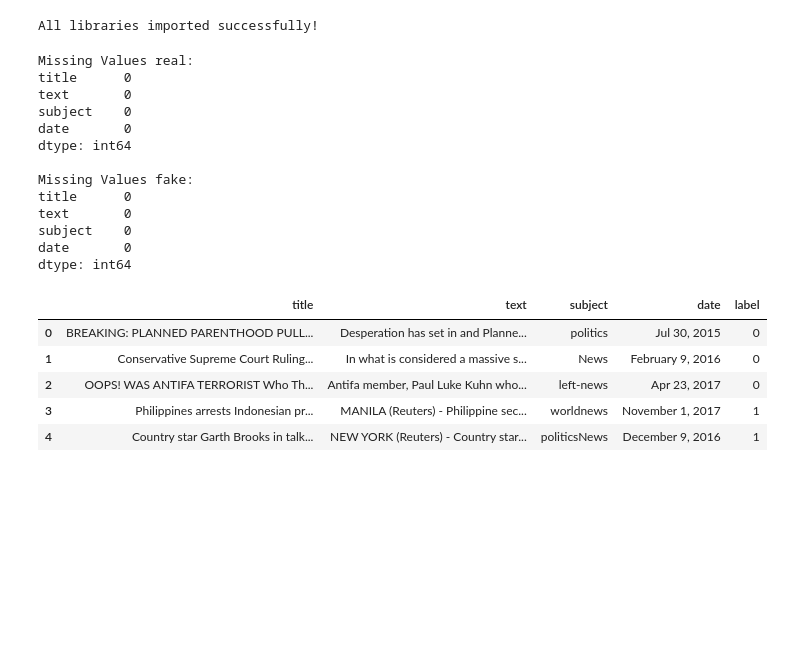
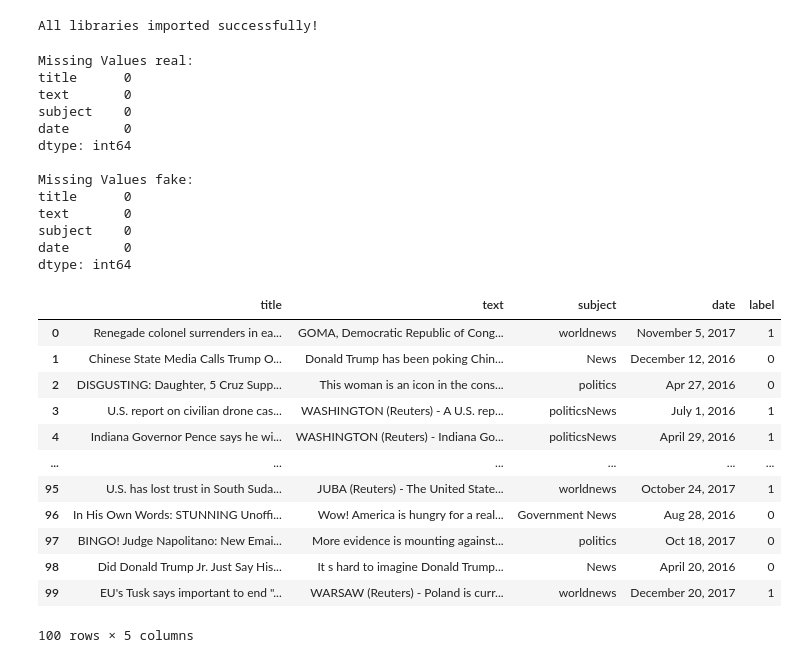
Before and after one commit to Dehvid/Text_mining, a Jupyter notebook: textmin.ipynb, the cells around one changed output. Cells and saved outputs as stored; diff of their text form; code cells hidden in the pictures; blank space fills up the shorter version.

```diff
--- a/textmin.ipynb
+++ b/textmin.ipynb
@@ -108,36 +108,43 @@ All libraries imported successfully!
 # %%
 #load dataset
 real = pd.read_csv("news/True.csv")
 fake = pd.read_csv("news/Fake.csv")
 
 #check for missing values
 print("Missing Values real:")
 print(real.isnull().sum())
 print("\nMissing Values fake:")
 print(fake.isnull().sum())
 
 real['label'] = 1
 fake['label'] = 0
 
 df = pd.concat([real, fake]).sample(frac=1).reset_index(drop=True)
-df.head()
+df.head(100)
 # %% [output]
 Missing Values real:
 title      0
 text       0
 subject    0
 date       0
 dtype: int64
 
 Missing Values fake:
 title      0
 text       0
 subject    0
 date       0
 dtype: int64
 |  | title | text | subject | date | label |
-| 0 | BREAKING: PLANNED PARENTHOOD PULL... | Desperation has set in and Planne... | politics | Jul 30, 2015 | 0 |
-| 1 | Conservative Supreme Court Ruling... | In what is considered a massive s... | News | February 9, 2016 | 0 |
-| 2 | OOPS! WAS ANTIFA TERRORIST Who Th... | Antifa member, Paul Luke Kuhn who... | left-news | Apr 23, 2017 | 0 |
-| 3 | Philippines arrests Indonesian pr... | MANILA (Reuters) - Philippine sec... | worldnews | November 1, 2017 | 1 |
-| 4 | Country star Garth Brooks in talk... | NEW YORK (Reuters) - Country star... | politicsNews | December 9, 2016 | 1 |
+| 0 | Renegade colonel surrenders in ea... | GOMA, Democratic Republic of Cong... | worldnews | November 5, 2017 | 1 |
+| 1 | Chinese State Media Calls Trump O... | Donald Trump has been poking Chin... | News | December 12, 2016 | 0 |
+| 2 | DISGUSTING: Daughter, 5 Cruz Supp... | This woman is an icon in the cons... | politics | Apr 27, 2016 | 0 |
+| 3 | U.S. report on civilian drone cas... | WASHINGTON (Reuters) - A U.S. rep... | politicsNews | July 1, 2016 | 1 |
+| 4 | Indiana Governor Pence says he wi... | WASHINGTON (Reuters) - Indiana Go... | politicsNews | April 29, 2016 | 1 |
+| ... | ... | ... | ... | ... | ... |
+| 95 | U.S. has lost trust in South Suda... | JUBA (Reuters) - The United State... | worldnews | October 24, 2017 | 1 |
+| 96 | In His Own Words: STUNNING Unoffi... | Wow! America is hungry for a real... | Government News | Aug 28, 2016 | 0 |
+| 97 | BINGO! Judge Napolitano: New Emai... | More evidence is mounting against... | politics | Oct 18, 2017 | 0 |
+| 98 | Did Donald Trump Jr. Just Say His... | It s hard to imagine Donald Trump... | News | April 20, 2016 | 0 |
+| 99 | EU's Tusk says important to end "... | WARSAW (Reuters) - Poland is curr... | worldnews | December 20, 2017 | 1 |
+100 rows × 5 columns
```
Also changed, not shown: parts of 11 cells of this notebook, 4 other files.
